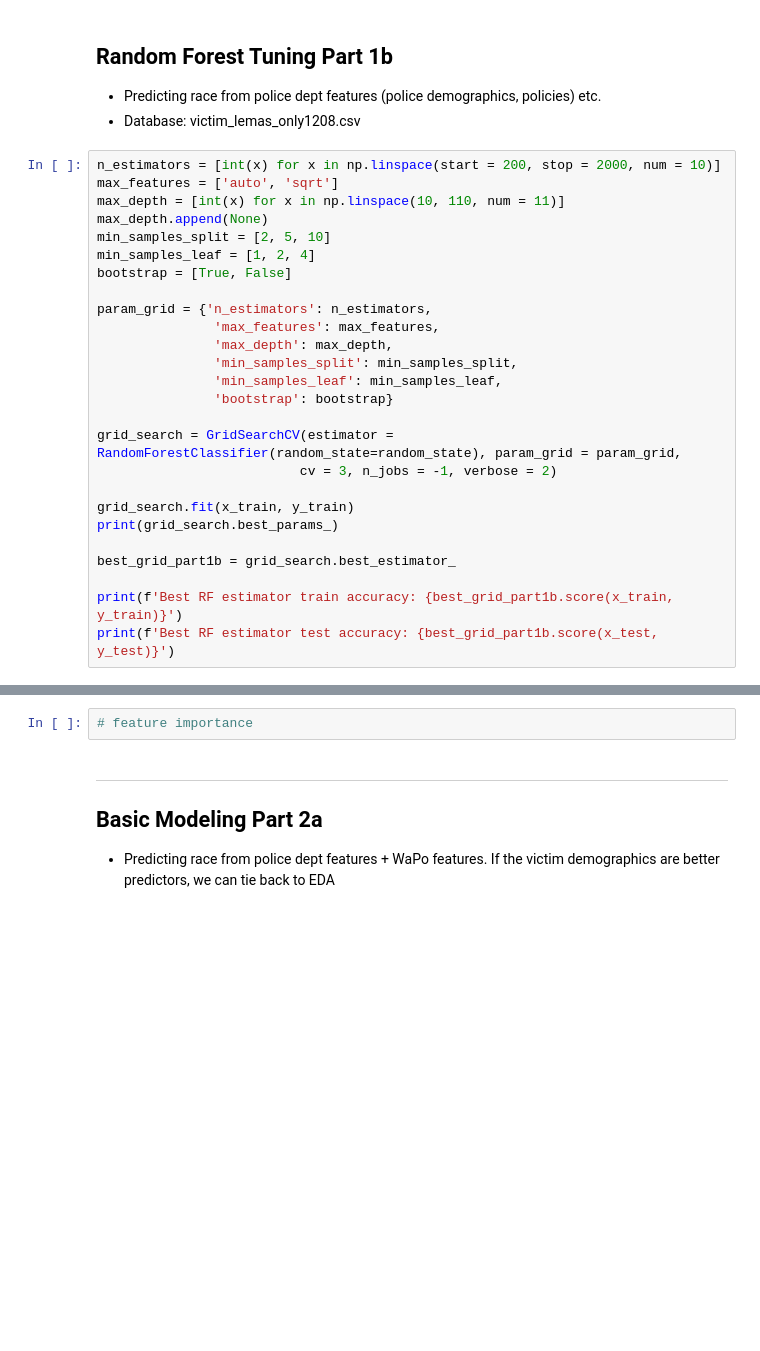
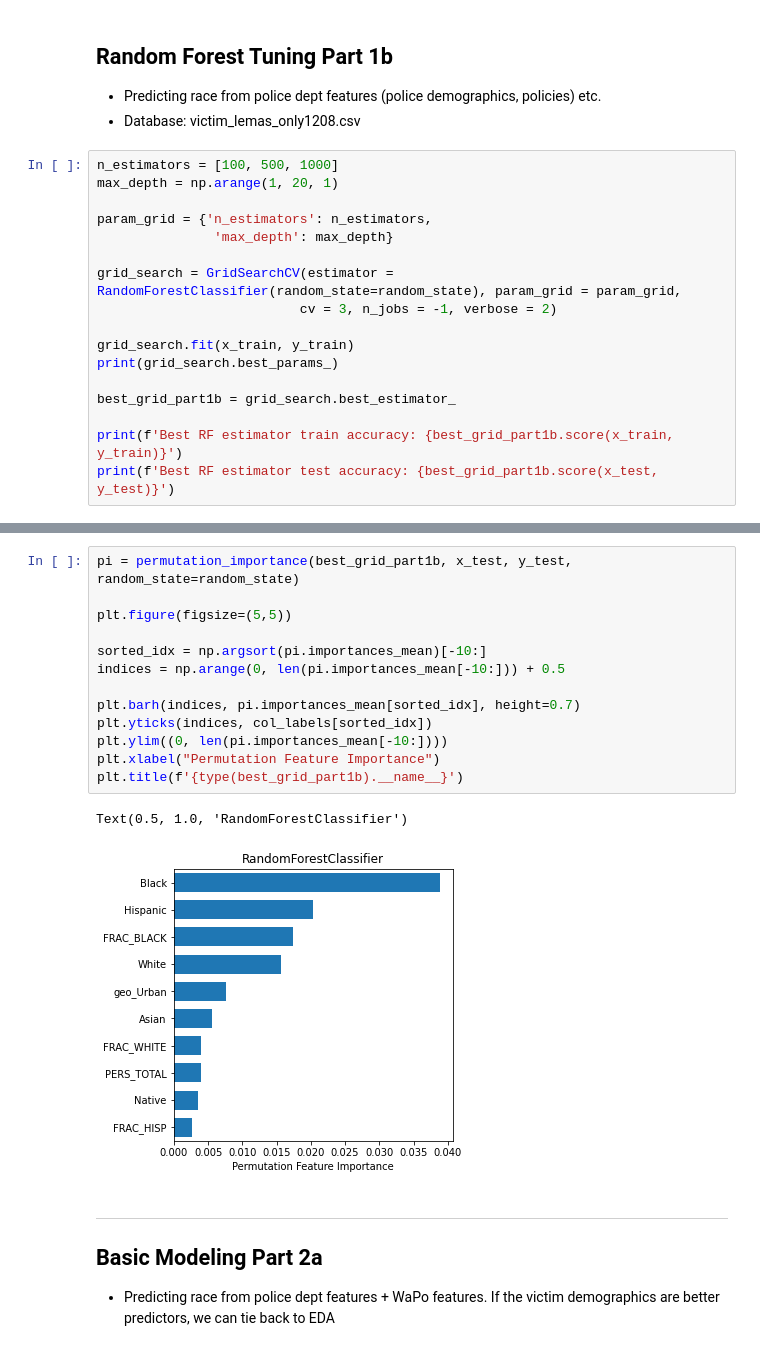
Before and after one commit to annajaffe/police-violence, a Jupyter notebook: modeling-kamran.ipynb, the cells around one changed output, grey strips where cells are left out. Saved outputs shown, nothing was run; the diff lists cells and outputs as text; blank space fills up the shorter version.

Commit message:
Rename best estimators, add importances

```diff
--- a/modeling-kamran.ipynb
+++ b/modeling-kamran.ipynb
@@ -223,20 +223,11 @@ Accuracies for victim_lemas_only1208.csv
 * Predicting race from police dept features (police demographics, policies) etc.
 * Database: victim_lemas_only1208.csv
 # %%
-n_estimators = [int(x) for x in np.linspace(start = 200, stop = 2000, num = 10)]
-max_features = ['auto', 'sqrt']
-max_depth = [int(x) for x in np.linspace(10, 110, num = 11)]
-max_depth.append(None)
-min_samples_split = [2, 5, 10]
-min_samples_leaf = [1, 2, 4]
-bootstrap = [True, False]
+n_estimators = [100, 500, 1000]
+max_depth = np.arange(1, 20, 1)
 
 param_grid = {'n_estimators': n_estimators,
-               'max_features': max_features,
-               'max_depth': max_depth,
-               'min_samples_split': min_samples_split,
-               'min_samples_leaf': min_samples_leaf,
-               'bootstrap': bootstrap}
+               'max_depth': max_depth}
 
 grid_search = GridSearchCV(estimator = RandomForestClassifier(random_state=random_state), param_grid = param_grid,
                           cv = 3, n_jobs = -1, verbose = 2)
@@ -259,5 +251,19 @@ Fitting 3 folds for each of 4320 candidates, totalling 12960 fits
-# %%
-# feature importance
+# %%
+pi = permutation_importance(best_grid_part1b, x_test, y_test, random_state=random_state)
+
+plt.figure(figsize=(5,5))
+
+sorted_idx = np.argsort(pi.importances_mean)[-10:]
+indices = np.arange(0, len(pi.importances_mean[-10:])) + 0.5
+
+plt.barh(indices, pi.importances_mean[sorted_idx], height=0.7)
+plt.yticks(indices, col_labels[sorted_idx])
+plt.ylim((0, len(pi.importances_mean[-10:])))
+plt.xlabel("Permutation Feature Importance")
+plt.title(f'{type(best_grid_part1b).__name__}')
+# %% [output]
+Text(0.5, 1.0, 'RandomForestClassifier')
+[figure, added]
 # %% [markdown]
 <hr>
 
```
Also changed, not shown: parts of 8 cells of this notebook.
